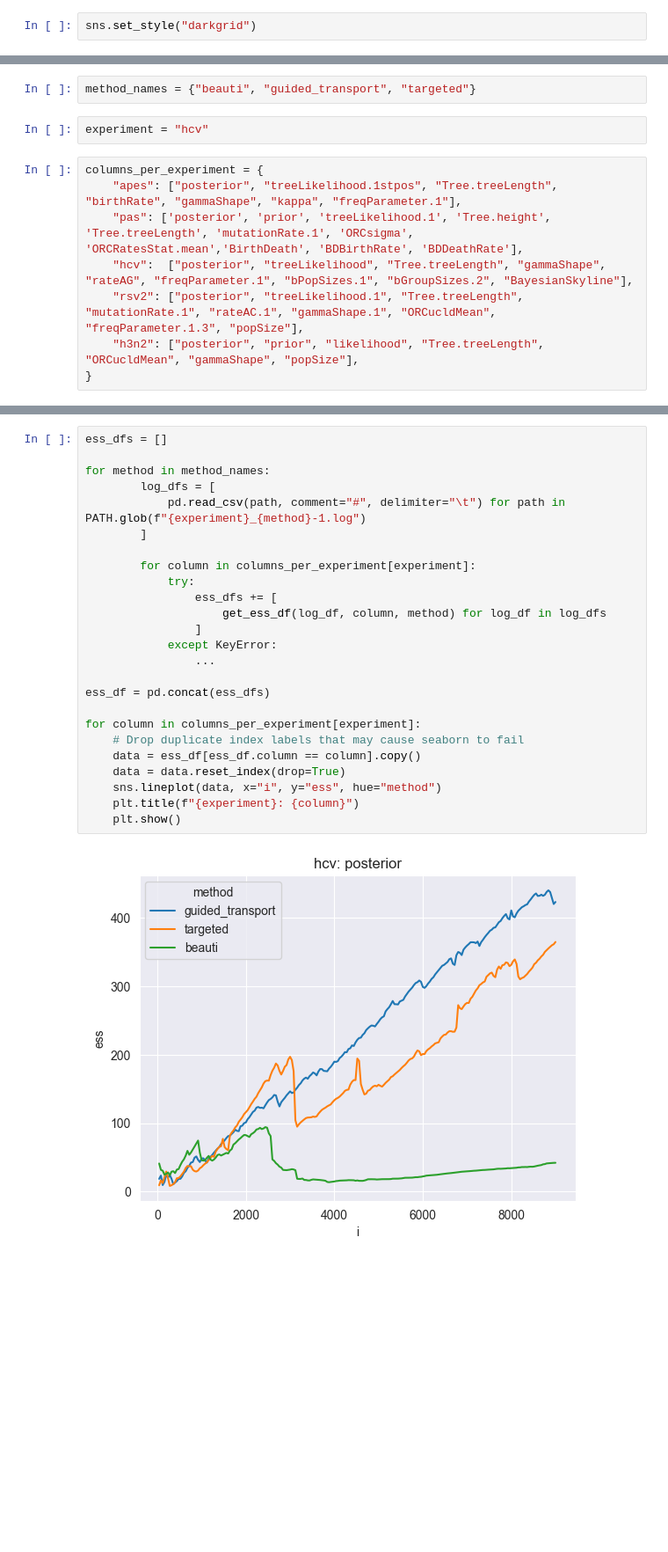
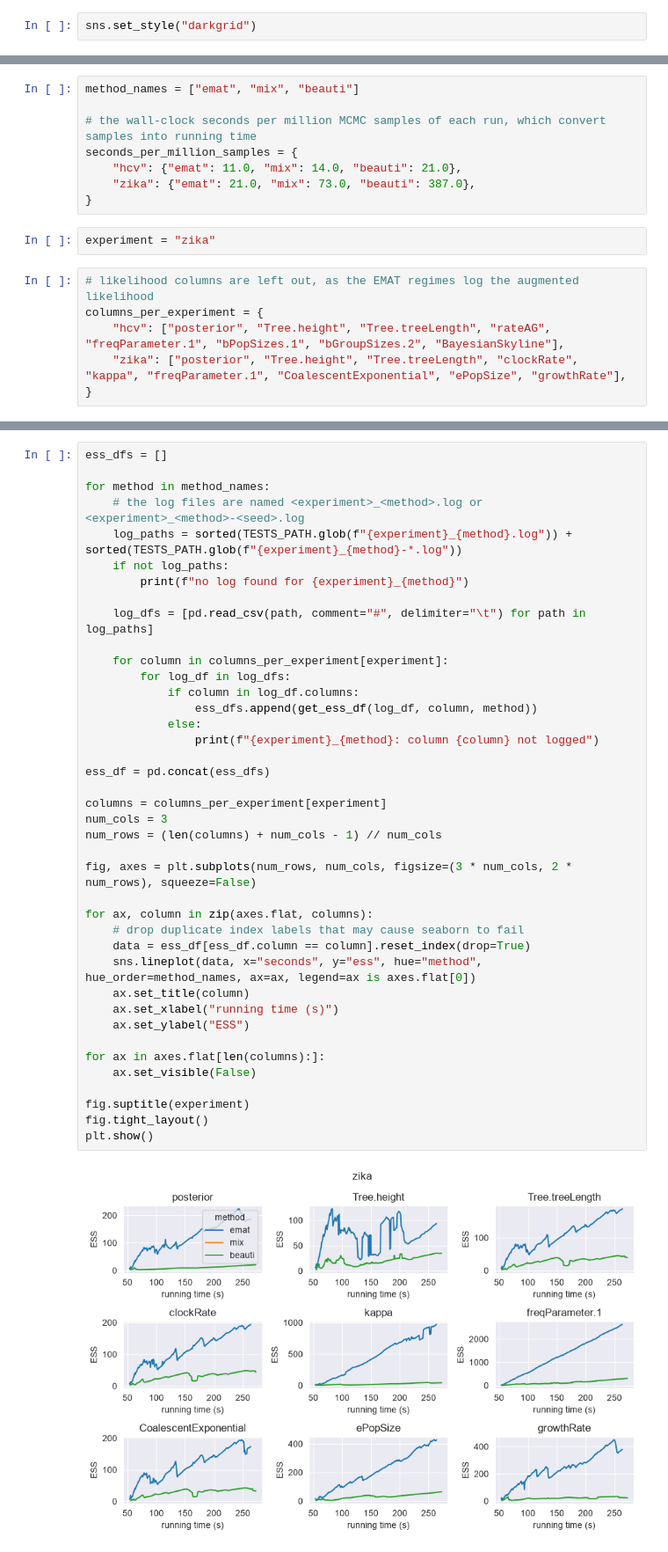
Before and after one commit to tochsner/beast-emat, a Jupyter notebook: python/src/notebooks/single_ess_comparison.ipynb, the cells around one changed output, grey strips where cells are left out. Shown at 88% size. Drawn from its saved outputs; the diff is of its cells as text; blank space fills up the shorter version.

```diff
--- a/python/src/notebooks/single_ess_comparison.ipynb
+++ b/python/src/notebooks/single_ess_comparison.ipynb
@@ -13,13 +15,17 @@ PATH = Path("..")
 # %%
-method_names = {"beauti", "guided_transport", "targeted"}
+method_names = ["emat", "mix", "beauti"]
+
+# the wall-clock seconds per million MCMC samples of each run, which convert samples into running time
+seconds_per_million_samples = {
+    "hcv": {"emat": 11.0, "mix": 14.0, "beauti": 21.0},
+    "zika": {"emat": 21.0, "mix": 73.0, "beauti": 387.0},
+}
 # %%
-experiment = "hcv"
+experiment = "zika"
 # %%
+# likelihood columns are left out, as the EMAT regimes log the augmented likelihood
 columns_per_experiment = {
-    "apes": ["posterior", "treeLikelihood.1stpos", "Tree.treeLength", "birthRate", "gammaShape", "kappa", "freqParameter.1"],
-    "pas": ['posterior', 'prior', 'treeLikelihood.1', 'Tree.height', 'Tree.treeLength', 'mutationRate.1', 'ORCsigma', 'ORCRatesStat.mean','BirthDeath', 'BDBirthRate', 'BDDeathRate'],
-    "hcv":  ["posterior", "treeLikelihood", "Tree.treeLength", "gammaShape", "rateAG", "freqParameter.1", "bPopSizes.1", "bGroupSizes.2", "BayesianSkyline"],
-    "rsv2": ["posterior", "treeLikelihood.1", "Tree.treeLength", "mutationRate.1", "rateAC.1", "gammaShape.1", "ORCucldMean", "freqParameter.1.3", "popSize"],
-    "h3n2": ["posterior", "prior", "likelihood", "Tree.treeLength", "ORCucldMean", "gammaShape", "popSize"],
+    "hcv": ["posterior", "Tree.height", "Tree.treeLength", "rateAG", "freqParameter.1", "bPopSizes.1", "bGroupSizes.2", "BayesianSkyline"],
+    "zika": ["posterior", "Tree.height", "Tree.treeLength", "clockRate", "kappa", "freqParameter.1", "CoalescentExponential", "ePopSize", "growthRate"],
 }
 # %%
@@ -53,27 +68,42 @@ def get_ess_df(log_df: pd.DataFrame, column: str, method: str):
 # %%
 ess_dfs = []
 
 for method in method_names:
-        log_dfs = [
-            pd.read_csv(path, comment="#", delimiter="\t") for path in PATH.glob(f"{experiment}_{method}-1.log")
-        ]
+    # the log files are named <experiment>_<method>.log or <experiment>_<method>-<seed>.log
+    log_paths = sorted(TESTS_PATH.glob(f"{experiment}_{method}.log")) + sorted(TESTS_PATH.glob(f"{experiment}_{method}-*.log"))
+    if not log_paths:
+        print(f"no log found for {experiment}_{method}")
 
-        for column in columns_per_experiment[experiment]:
-            try:
-                ess_dfs += [
-                    get_ess_df(log_df, column, method) for log_df in log_dfs
-                ]
-            except KeyError:
-                ...
+    log_dfs = [pd.read_csv(path, comment="#", delimiter="\t") for path in log_paths]
+
+    for column in columns_per_experiment[experiment]:
+        for log_df in log_dfs:
+            if column in log_df.columns:
+                ess_dfs.append(get_ess_df(log_df, column, method))
+            else:
+                print(f"{experiment}_{method}: column {column} not logged")
 
 ess_df = pd.concat(ess_dfs)
 
-for column in columns_per_experiment[experiment]:
-    # Drop duplicate index labels that may cause seaborn to fail
-    data = ess_df[ess_df.column == column].copy()
-    data = data.reset_index(drop=True)
-    sns.lineplot(data, x="i", y="ess", hue="method")
-    plt.title(f"{experiment}: {column}")
-    plt.show()
+columns = columns_per_experiment[experiment]
+num_cols = 3
+num_rows = (len(columns) + num_cols - 1) // num_cols
+
+fig, axes = plt.subplots(num_rows, num_cols, figsize=(3 * num_cols, 2 * num_rows), squeeze=False)
+
+for ax, column in zip(axes.flat, columns):
+    # drop duplicate index labels that may cause seaborn to fail
+    data = ess_df[ess_df.column == column].reset_index(drop=True)
+    sns.lineplot(data, x="seconds", y="ess", hue="method", hue_order=method_names, ax=ax, legend=ax is axes.flat[0])
+    ax.set_title(column)
+    ax.set_xlabel("running time (s)")
+    ax.set_ylabel("ESS")
+
+for ax in axes.flat[len(columns):]:
+    ax.set_visible(False)
+
+fig.suptitle(experiment)
+fig.tight_layout()
+plt.show()
 # %% [output]
-[figure, old version]
+[figure, new version]
```
Also changed, not shown: parts of 3 cells of this notebook, 9 other files.
